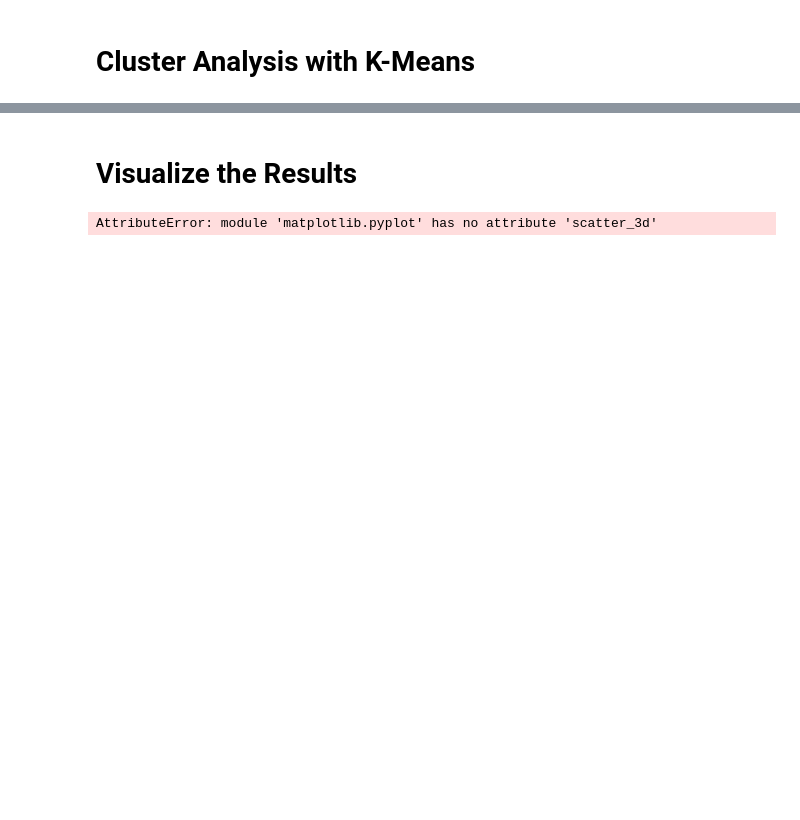
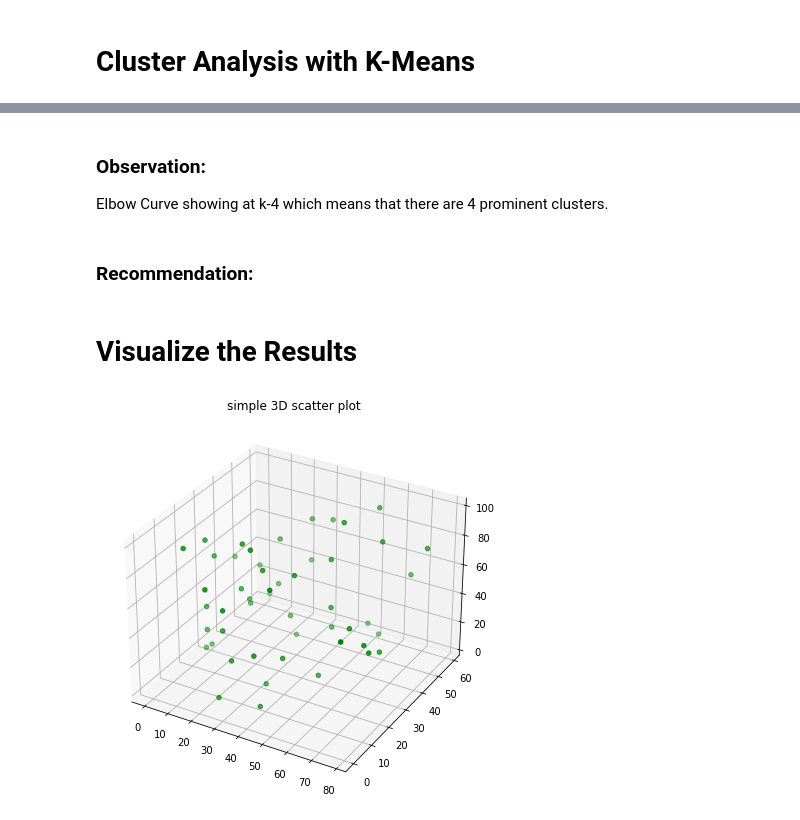
Before and after one commit to dschoen24/Cryptocurrency-Clusters, a Jupyter notebook: crypto_clustering.ipynb, the cells around one changed output, grey strips where cells are left out. Drawn from its saved outputs; the diff is of its cells as text; code cells hidden in the pictures; blank space fills up the shorter version.

```diff
--- a/crypto_clustering.ipynb
+++ b/crypto_clustering.ipynb
@@ -375,22 +341,27 @@ clustered_df.head(10)
+# %% [markdown]
+### Observation:
+Elbow Curve showing at k-4 which means that there are 4 prominent clusters.
+# %% [markdown]
+### Recommendation:
 # %% [markdown]
 # Visualize the Results
 # %%
 # Create a 3D Scatter Plot with the data & the Clusters
 
-reating dataset
+# reating dataset
 z = np.random.randint(100, size =(50))
 x = np.random.randint(80, size =(50))
 y = np.random.randint(60, size =(50))
 
 # Creating figure
 fig = plt.figure(figsize = (10, 7))
 ax = plt.axes(projection ="3d")
 
 # Creating plot
 ax.scatter3D(x, y, z, color = "green")
 plt.title("simple 3D scatter plot")
 
 # show plot
 plt.show()
 # %% [output]
-AttributeError: module 'matplotlib.pyplot' has no attribute 'scatter_3d'
+[figure, added]
```
Also changed, not shown: parts of 18 cells of this notebook.
